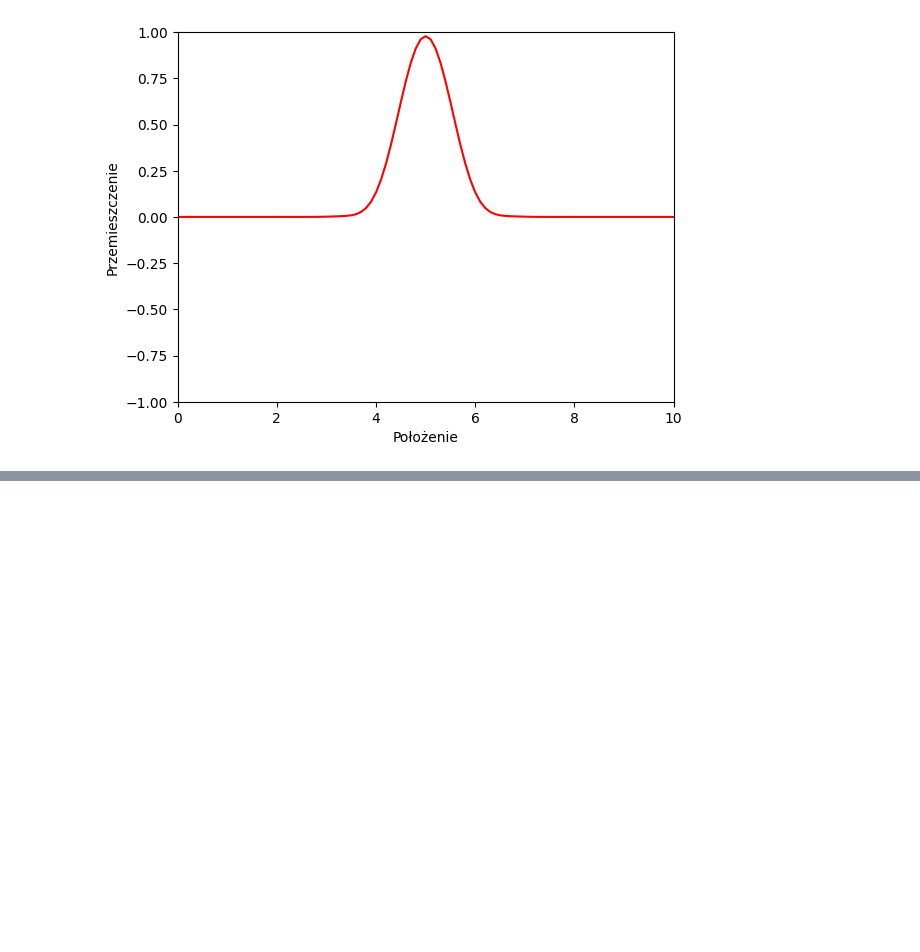
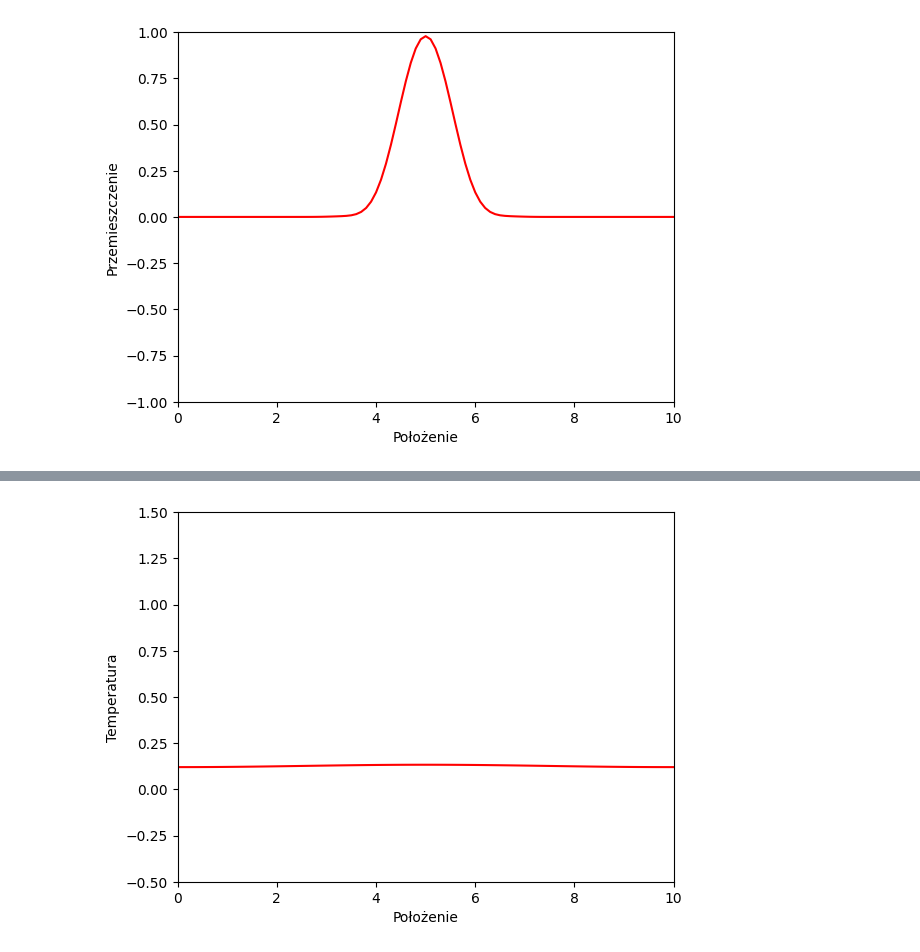
Before and after one commit to dchorazkiewicz/Modern_Physics, a Jupyter notebook: 01_Matematyka/07_Równania_Fizyki_Matematycznej.ipynb, the cells around one changed output, grey strips where cells are left out. Cells and saved outputs as stored; diff of their text form; code cells hidden in the pictures; blank space fills up the shorter version.

```diff
--- a/01_Matematyka/07_Równania_Fizyki_Matematycznej.ipynb
+++ b/01_Matematyka/07_Równania_Fizyki_Matematycznej.ipynb
@@ -170,0 +131,60 @@ ani.save('animacja.mp4', writer='ffmpeg', fps=60)
+# %%
+import numpy as np
+import matplotlib.pyplot as plt
+from matplotlib.animation import FuncAnimation
+
+# Parametry
+L = 10          # Długość obszaru symulacji
+alpha = 0.9    # Współczynnik dyfuzji cieplnej
+dx = 0.1        # Krok przestrzenny
+dt = 0.001      # Krok czasowy
+T = 10           # Całkowity czas symulacji
+
+# Warunki stabilności dla równania ciepła
+assert alpha * dt / dx**2 < 0.5, "Warunek stabilności nie jest spełniony!"
+
+# Siatka przestrzenna
+x = np.arange(0, L + dx, dx)
+N = len(x)
+
+# Warunki początkowe (np. Gauss)
+u = np.exp(-((x - L / 2) ** 2) / 0.5)
+u_next = np.zeros(N)  # u w chwili n+1
+
+# Inicjalizacja wykresu
+fig, ax = plt.subplots()
+line, = ax.plot(x, u, 'r-')
+ax.set_xlim(0, L)
+ax.set_ylim(-0.5, 1.5)
+ax.set_xlabel('Położenie')
+ax.set_ylabel('Temperatura')
+
+# Funkcja aktualizująca w każdym kroku animacji
+def update(frame):
+    global u, u_next
+
+    # Równanie ciepła rozwiązane metodą różnic skończonych
+    # Zastosowanie warunków brzegowych Neumanna (izolowane końce) przed obliczeniami
+    u_next[0] = u[1]  # Przypisanie wartości u[1] do u_next[0] przed obliczeniami
+    u_next[-1] = u[-2]  # Analogicznie dla drugiego końca
+
+    for j in range(1, N - 1):
+        u_next[j] = u[j] + (alpha * dt / dx ** 2) * (u[j + 1] - 2 * u[j] + u[j - 1])
+
+    # Aktualizacja warunków brzegowych po obliczeniach
+    u_next[0] = u_next[1]  # Ponowne przypisanie wartości dla izolowanych końców, jeśli potrzebne
+    u_next[-1] = u_next[-2]
+
+    u = np.copy(u_next)
+    line.set_ydata(u)
+    return line,
+
+
+# Stworzenie animacji
+ani = FuncAnimation(fig, update, frames=np.arange(0, T, dt), blit=True)
+
+# plt.show()
+# Aby zapisać animację, odkomentuj poniższą linię
+ani.save('animacja_ciepla.mp4', writer='ffmpeg', fps=60)
+# %% [output]
+[figure, added]
```
Also changed, not shown: parts of 3 cells of this notebook.
